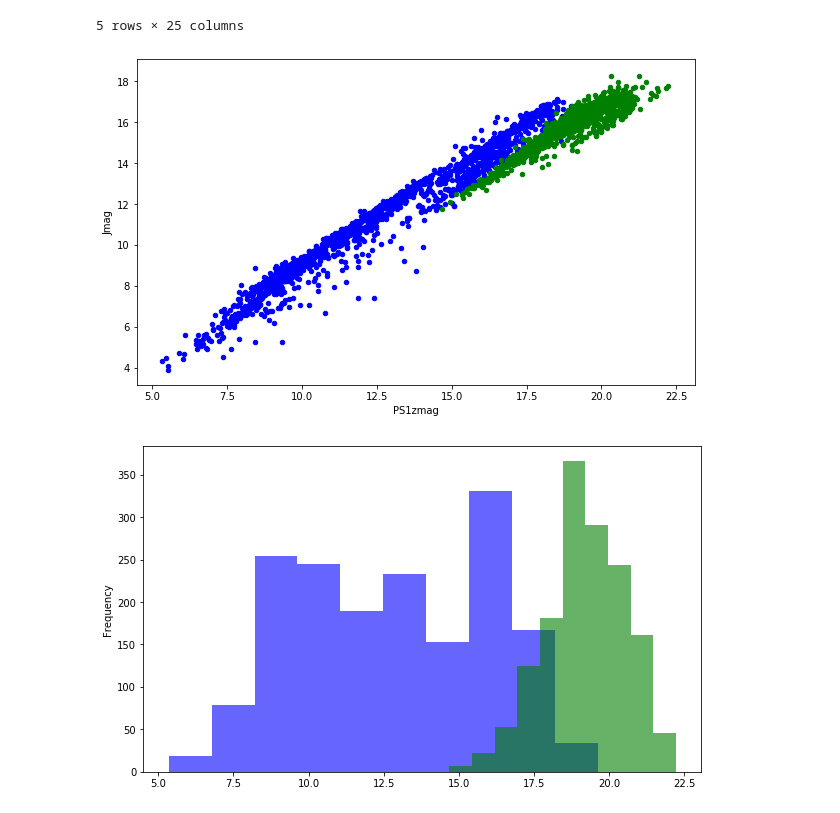
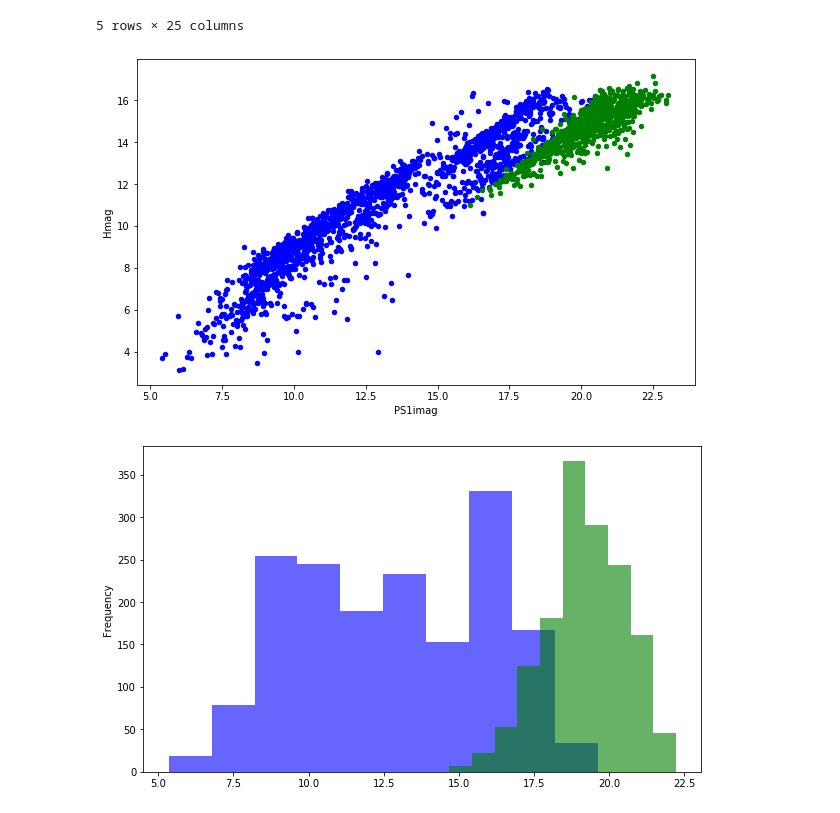
Before and after one commit to iamaleksandra/Brown-Dwarfs-NN, a Jupyter notebook: bd.ipynb, the cells around one changed output. Cells and saved outputs as stored; diff of their text form; code cells hidden in the pictures.

```diff
--- a/bd.ipynb
+++ b/bd.ipynb
@@ -24,15 +26,15 @@ df.head()
 X = df.loc[:, 'PS1gmag':'e_W4mag']
 y = df.loc[:, 'label']
 # %%
-mag1='PS1zmag'
-mag2='Jmag'
+mag1='PS1imag'
+mag2='Hmag'
 df1 = df[df['label'] == False]
 fp=df1.plot.scatter(x=mag1, y=mag2, c='b',figsize=(10, 6))
 df2 = df[df['label'] == True]
 df2.plot.scatter(x=mag1, y=mag2, c='g', ax=fp)
 plt.show()
 # %% [output]
-[figure, old version]
+[figure, new version]
 # %%
 df1 = df[df['label'] == False].PS1zmag
 fp=df1.plot.hist(alpha=0.6, color='b', figsize=(10, 6))
```
Also changed, not shown: parts of 49 cells of this notebook.
